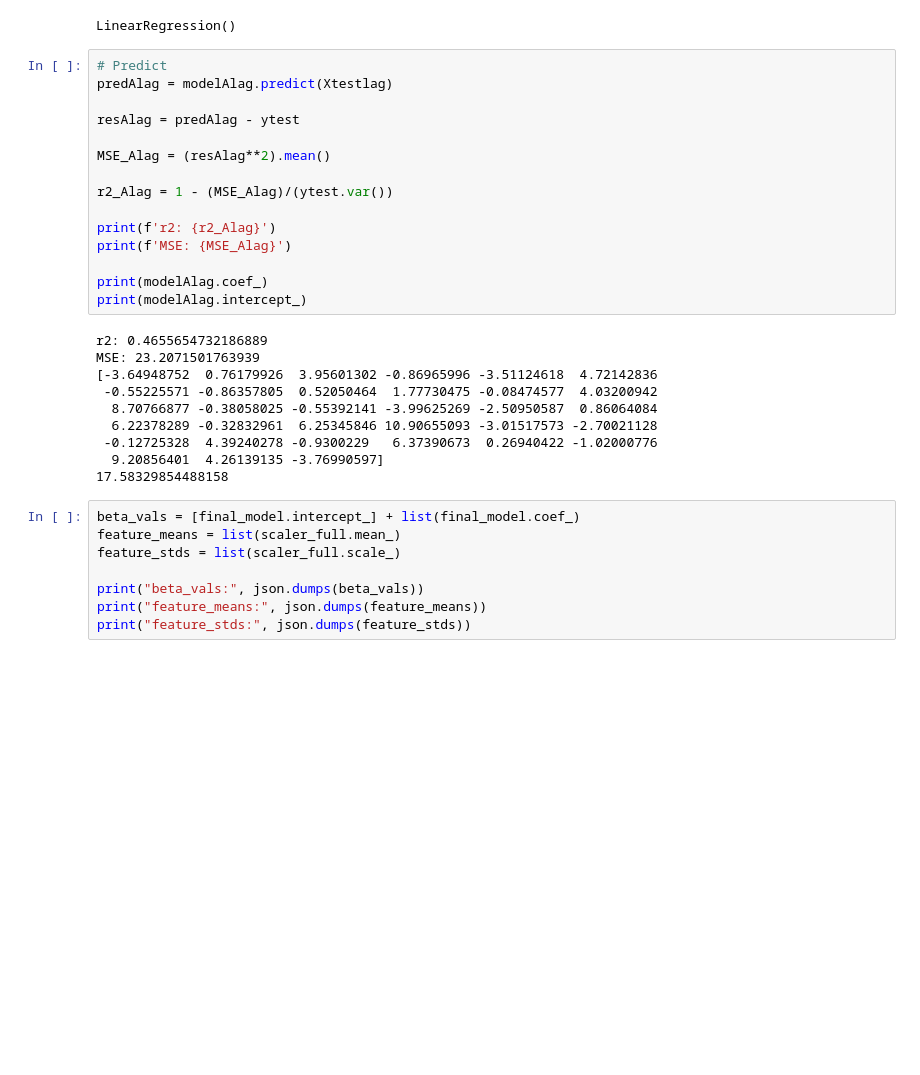
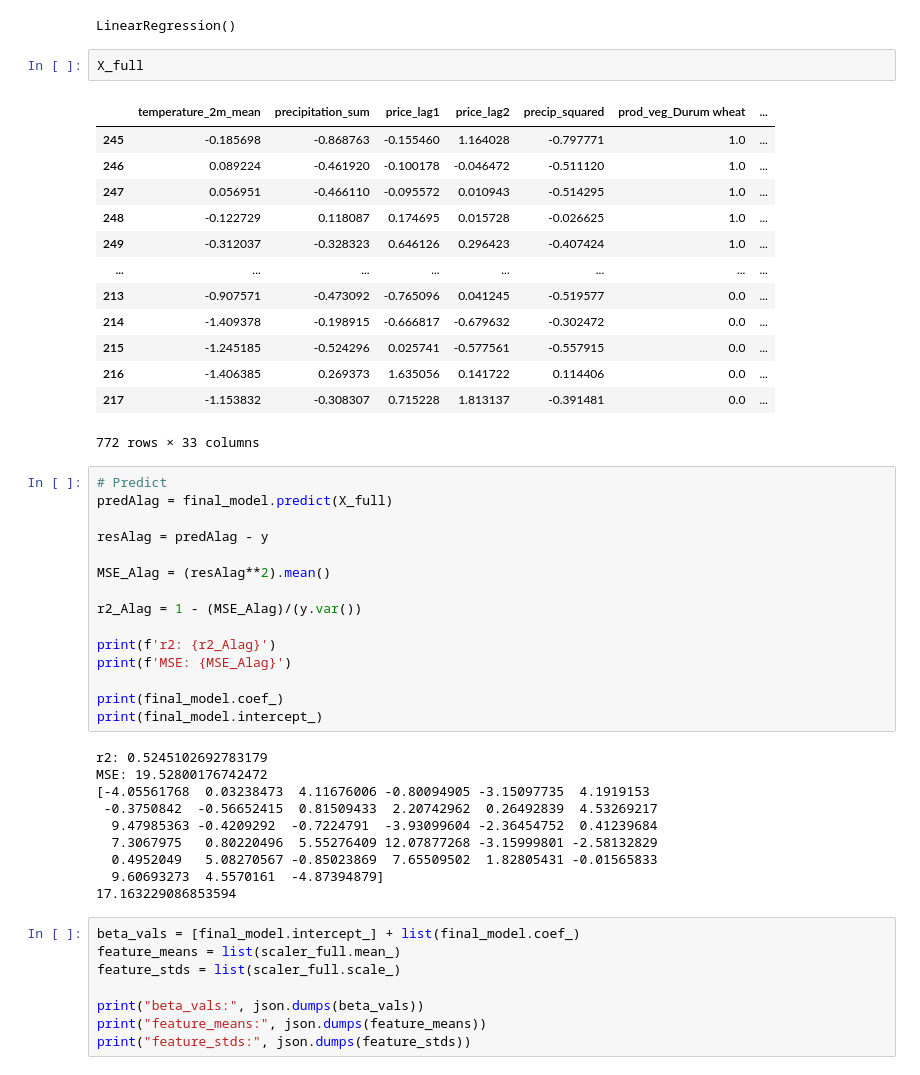
Before and after one commit to NEU-Khoury-DoC/26su-DoC-Project-Template, a Jupyter notebook: api/backend/ml_models/prices_linreg.ipynb, the cells around one changed output. Saved outputs shown, nothing was run; the diff lists cells and outputs as text; blank space fills up the shorter version.

```diff
--- a/api/backend/ml_models/prices_linreg.ipynb
+++ b/api/backend/ml_models/prices_linreg.ipynb
@@ -522,31 +522,47 @@ final_model = LinearRegression()
 final_model.fit(X_full, y)
 # %% [output]
 LinearRegression()
+# %%
+X_full
+# %% [output]
+|  | temperature_2m_mean | precipitation_sum | price_lag1 | price_lag2 | precip_squared | prod_veg_Durum wheat | ... |
+| 245 | -0.185698 | -0.868763 | -0.155460 | 1.164028 | -0.797771 | 1.0 | ... |
+| 246 | 0.089224 | -0.461920 | -0.100178 | -0.046472 | -0.511120 | 1.0 | ... |
+| 247 | 0.056951 | -0.466110 | -0.095572 | 0.010943 | -0.514295 | 1.0 | ... |
+| 248 | -0.122729 | 0.118087 | 0.174695 | 0.015728 | -0.026625 | 1.0 | ... |
+| 249 | -0.312037 | -0.328323 | 0.646126 | 0.296423 | -0.407424 | 1.0 | ... |
+| ... | ... | ... | ... | ... | ... | ... | ... |
+| 213 | -0.907571 | -0.473092 | -0.765096 | 0.041245 | -0.519577 | 0.0 | ... |
+| 214 | -1.409378 | -0.198915 | -0.666817 | -0.679632 | -0.302472 | 0.0 | ... |
+| 215 | -1.245185 | -0.524296 | 0.025741 | -0.577561 | -0.557915 | 0.0 | ... |
+| 216 | -1.406385 | 0.269373 | 1.635056 | 0.141722 | 0.114406 | 0.0 | ... |
+| 217 | -1.153832 | -0.308307 | 0.715228 | 1.813137 | -0.391481 | 0.0 | ... |
+772 rows × 33 columns
 # %%
 # Predict
-predAlag = modelAlag.predict(Xtestlag)
+predAlag = final_model.predict(X_full)
 
-resAlag = predAlag - ytest
+resAlag = predAlag - y
 
 MSE_Alag = (resAlag**2).mean()
 
-r2_Alag = 1 - (MSE_Alag)/(ytest.var())
+r2_Alag = 1 - (MSE_Alag)/(y.var())
 
 print(f'r2: {r2_Alag}')
 print(f'MSE: {MSE_Alag}')
 
-print(modelAlag.coef_)
-print(modelAlag.intercept_)
+print(final_model.coef_)
+print(final_model.intercept_)
 # %% [output]
-r2: 0.4655654732186889
-MSE: 23.2071501763939
-[-3.64948752  0.76179926  3.95601302 -0.86965996 -3.51124618  4.72142836
- -0.55225571 -0.86357805  0.52050464  1.77730475 -0.08474577  4.03200942
-  8.70766877 -0.38058025 -0.55392141 -3.99625269 -2.50950587  0.86064084
-  6.22378289 -0.32832961  6.25345846 10.90655093 -3.01517573 -2.70021128
- -0.12725328  4.39240278 -0.9300229   6.37390673  0.26940422 -1.02000776
-  9.20856401  4.26139135 -3.76990597]
-17.58329854488158
+r2: 0.5245102692783179
+MSE: 19.52800176742472
+[-4.05561768  0.03238473  4.11676006 -0.80094905 -3.15097735  4.1919153
+ -0.3750842  -0.56652415  0.81509433  2.20742962  0.26492839  4.53269217
+  9.47985363 -0.4209292  -0.7224791  -3.93099604 -2.36454752  0.41239684
+  7.3067975   0.80220496  5.55276409 12.07877268 -3.15999801 -2.58132829
+  0.4952049   5.08270567 -0.85023869  7.65509502  1.82805431 -0.01565833
+  9.60693273  4.5570161  -4.87394879]
+17.163229086853594
 # %%
 beta_vals = [final_model.intercept_] + list(final_model.coef_)
 feature_means = list(scaler_full.mean_)
```
Also changed, not shown: parts of 1 cell of this notebook, 4 other files.
